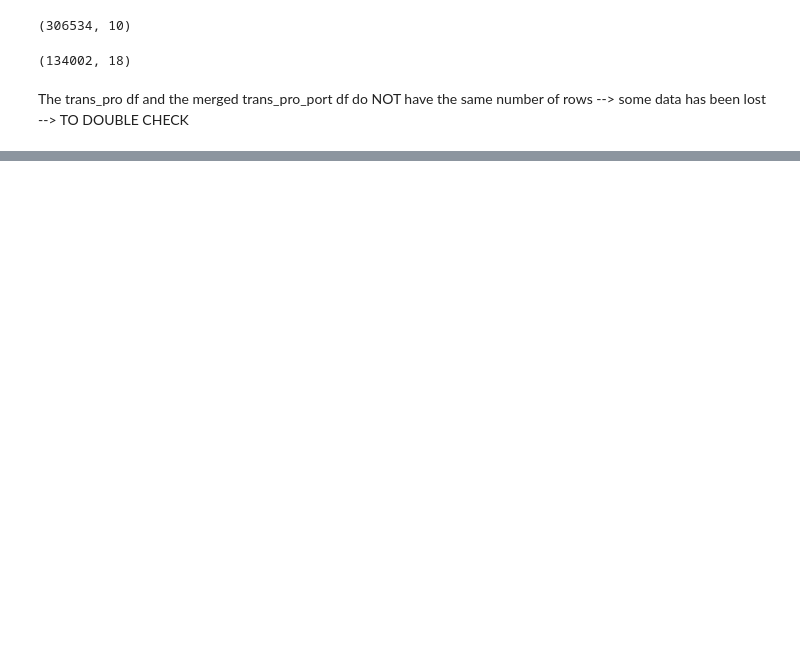
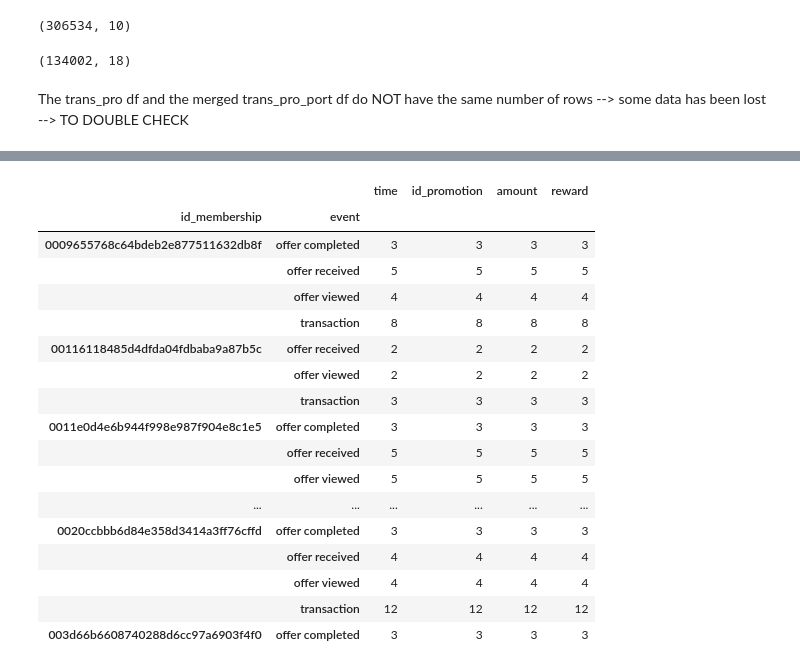
Before and after one commit to mbastard/TargetingCustomers_DAIB, a Jupyter notebook: eda/eda_mickael.ipynb, the cells around one changed output, grey strips where cells are left out. Saved outputs shown, nothing was run; the diff lists cells and outputs as text; code cells hidden in the pictures; blank space fills up the shorter version.

```diff
--- a/eda/eda_mickael.ipynb
+++ b/eda/eda_mickael.ipynb
@@ -327,0 +504,23 @@ trans_pro_port.head()
+# %%
+trans_count = transcript.groupby(['id_membership', 'event']).count()#.sort_values(by="amount", ascending=False)
+trans_count.head(20)
+#tot_aver_spend = trans_mean["amount"]
+# %% [output]
+|  |  | time | id_promotion | amount | reward |
+| id_membership | event |  |  |  |  |
+| 0009655768c64bdeb2e877511632db8f | offer completed | 3 | 3 | 3 | 3 |
+|  | offer received | 5 | 5 | 5 | 5 |
+|  | offer viewed | 4 | 4 | 4 | 4 |
+|  | transaction | 8 | 8 | 8 | 8 |
+| 00116118485d4dfda04fdbaba9a87b5c | offer received | 2 | 2 | 2 | 2 |
+|  | offer viewed | 2 | 2 | 2 | 2 |
+|  | transaction | 3 | 3 | 3 | 3 |
+| 0011e0d4e6b944f998e987f904e8c1e5 | offer completed | 3 | 3 | 3 | 3 |
+|  | offer received | 5 | 5 | 5 | 5 |
+|  | offer viewed | 5 | 5 | 5 | 5 |
+| ... | ... | ... | ... | ... | ... |
+| 0020ccbbb6d84e358d3414a3ff76cffd | offer completed | 3 | 3 | 3 | 3 |
+|  | offer received | 4 | 4 | 4 | 4 |
+|  | offer viewed | 4 | 4 | 4 | 4 |
+|  | transaction | 12 | 12 | 12 | 12 |
+| 003d66b6608740288d6cc97a6903f4f0 | offer completed | 3 | 3 | 3 | 3 |
```
Also changed, not shown: parts of 55 cells of this notebook.
